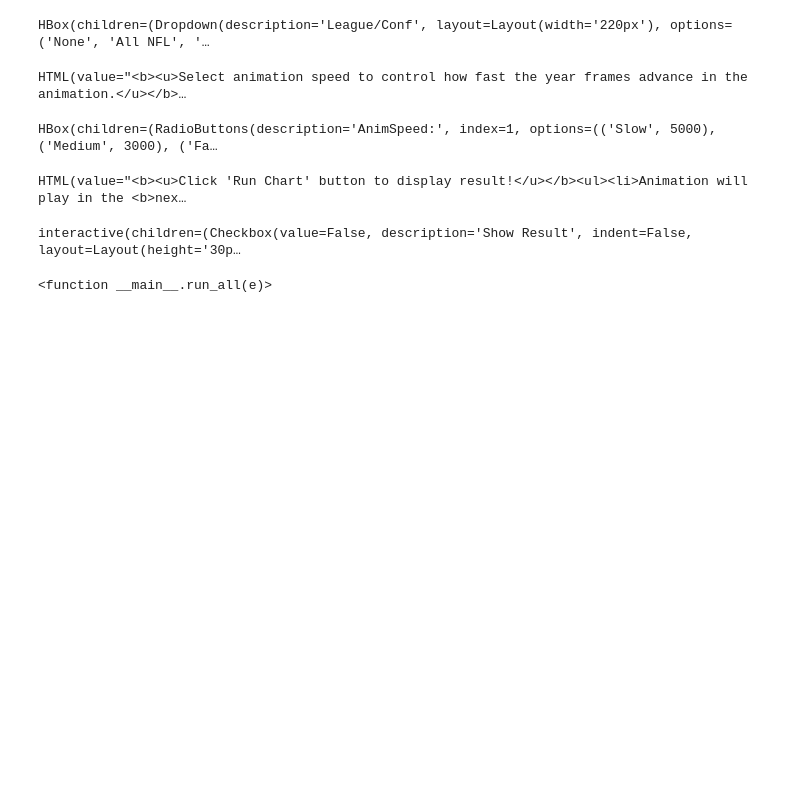
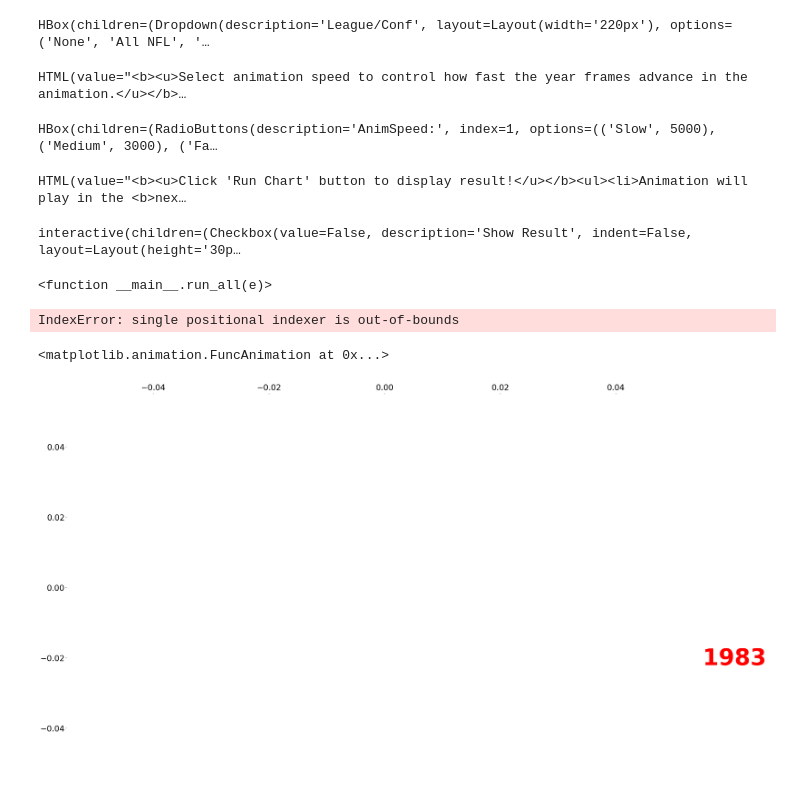
Before and after one commit to amuffitt/nbinteract-tutorial, a Jupyter notebook: Sports_Team_Win_Loss_Records_Over_Time.ipynb, the cells around one changed output. Drawn from its saved outputs; the diff is of its cells as text; code cells hidden in the pictures; blank space fills up the shorter version.

```diff
--- a/Sports_Team_Win_Loss_Records_Over_Time.ipynb
+++ b/Sports_Team_Win_Loss_Records_Over_Time.ipynb
@@ -698,25 +697,29 @@ interactive(children=(Checkbox(value=False, description='Show Result', indent=Fa
 <function __main__.run_all(e)>
 # %%
 #increasing size limit for large animations
-#mpl.rcParams['animation.embed_limit'] = 2**128
-#mpl.rcParams['animation.html'] = 'jshtml'
+mpl.rcParams['animation.embed_limit'] = 2**128
+mpl.rcParams['animation.html'] = 'jshtml'
 
 #Code to run for animation launch and control - Replacing with a recorded animated gif for ease of visualizing in notebook
 
 #adjusting figure size based on # of teams to show in chart
-#if((len(team_list)<7) & (useconf==False)):
- #   fig, ax = plt.subplots(figsize=(40, 25))
-#elif((9<=len(team_list)<17) & ((useconf==False))):
-  #  fig, ax = plt.subplots(figsize=(40, 45))
-#elif((useconf==True) & ((conf!='All NFL') & (conf!='All NBA')  & (conf!='All MLB'))):
- #   fig, ax = plt.subplots(figsize=(40, 45))
-#else:
- #   fig, ax = plt.subplots(figsize=(45, 60))
+if((len(team_list)<7) & (useconf==False)):
+    fig, ax = plt.subplots(figsize=(40, 25))
+elif((9<=len(team_list)<17) & ((useconf==False))):
+    fig, ax = plt.subplots(figsize=(40, 45))
+elif((useconf==True) & ((conf!='All NFL') & (conf!='All NBA')  & (conf!='All MLB'))):
+    fig, ax = plt.subplots(figsize=(40, 45))
+else:
+    fig, ax = plt.subplots(figsize=(45, 60))
 
 #Define funcanimation with appropriate variable inputs
-#animator = animation.FuncAnimation(fig, draw_barchart, frames=range(yearstart, yearstop+1), interval = speed, repeat = False)
+animator = animation.FuncAnimation(fig, draw_barchart, frames=range(yearstart, yearstop+1), interval = speed, repeat = False)
 #Call funcanimation with default 'jshtml' format which should launch a player in browser
-#animator
+animator
+# %% [output]
+IndexError: single positional indexer is out-of-bounds
+<matplotlib.animation.FuncAnimation at 0x...>
+[figure, added]
 # %%
 # Including recorded gif video example of NFC North record race over time
 # %%
```
Also changed, not shown: parts of 1 cell of this notebook, 6 other files.
